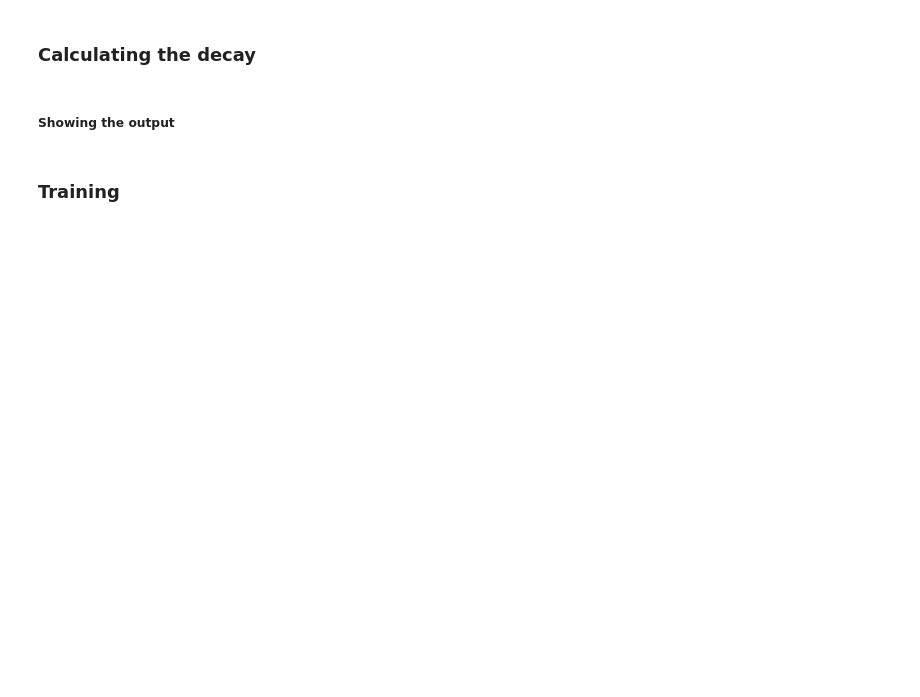
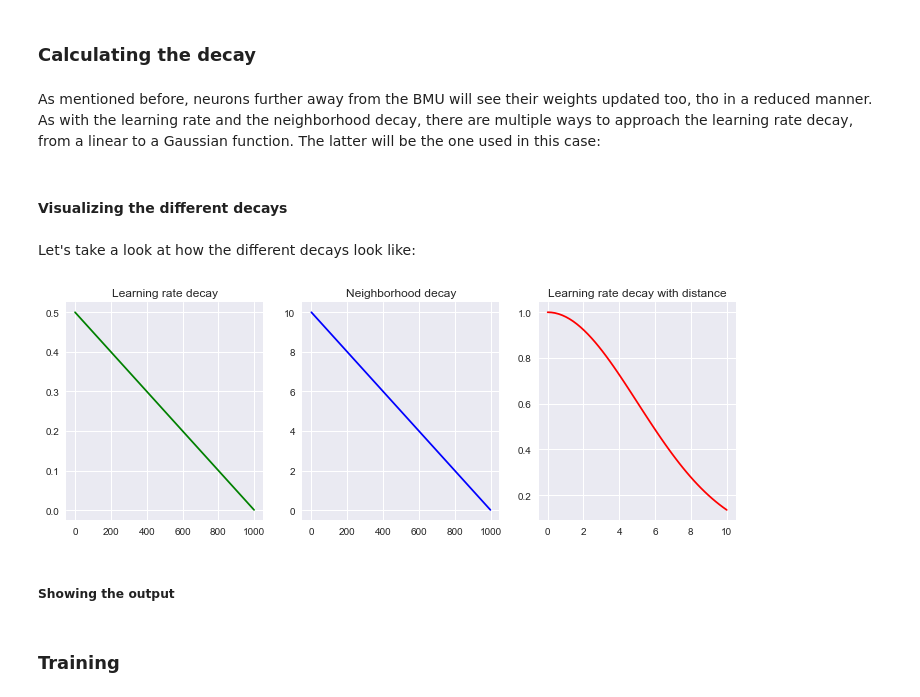
Before and after one commit to AMSUFV/SOM, a Jupyter notebook: SOM.ipynb, the cells around one changed output. Saved outputs shown, nothing was run; the diff lists cells and outputs as text; code cells hidden in the pictures; blank space fills up the shorter version.

```diff
--- a/SOM.ipynb
+++ b/SOM.ipynb
@@ -103,9 +102,46 @@ def nb_update(initial_neighborhood, current_iteration, max_iterations):
     return initial_neighborhood - (initial_neighborhood / max_iterations) * current_iteration
 # %% [markdown]
 ### Calculating the decay
-# %%
-def lr_decay(distance_to_bmu, current_neighborhood):
-    return np.exp(-distance_to_bmu / (2 * (current_neighborhood**2)))
+# %% [markdown]
+As mentioned before, neurons further away from the BMU will see their weights updated too, tho in a reduced manner. As with the learning rate and the neighborhood decay, there are multiple ways to approach the learning rate decay, from a linear to a Gaussian function. The latter will be the one used in this case:
+# %%
+def lr_decay(distance, current_nb):
+    a = 1 / np.sqrt(2 * np.pi)
+    c = np.max(distance) / 2
+
+    return np.exp(-(distance**2) / (2 * c**2))
+# %% [markdown]
+#### Visualizing the different decays
+# %% [markdown]
+Let's take a look at how the different decays look like:
+# %%
+initial_lr = 0.5
+initial_nb = 10
+lr_values = []
+nb_values = []
+
+max_iterations = 1000
+
+for i in range(max_iterations):
+    lr_values.append(lr_update(initial_lr, i, max_iterations))
+    nb_values.append(nb_update(initial_nb, i, max_iterations))
+
+distances = np.linspace(0, 10)
+other_lr = lr_decay(distances, 5)
+
+plot_values = [lr_values, nb_values]
+titles = ['Learning rate decay', 'Neighborhood decay']
+colors = ['g', 'b']
+
+fig, ax = plt.subplots(1, 3, figsize=(12, 4))
+for i, (value, title, color) in enumerate(zip(plot_values, titles, colors)):
+    ax[i].plot(np.arange(len(value)), value, color=color)
+    ax[i].set_title(title)
+ax[2].plot(distances, other_lr, color='r')
+ax[2].set_title('Learning rate decay with distance')
+plt.show()
+# %% [output]
+[figure, added]
 # %% [markdown]
 ##### Showing the output
 # %%
```
Also changed, not shown: parts of 17 cells of this notebook.
